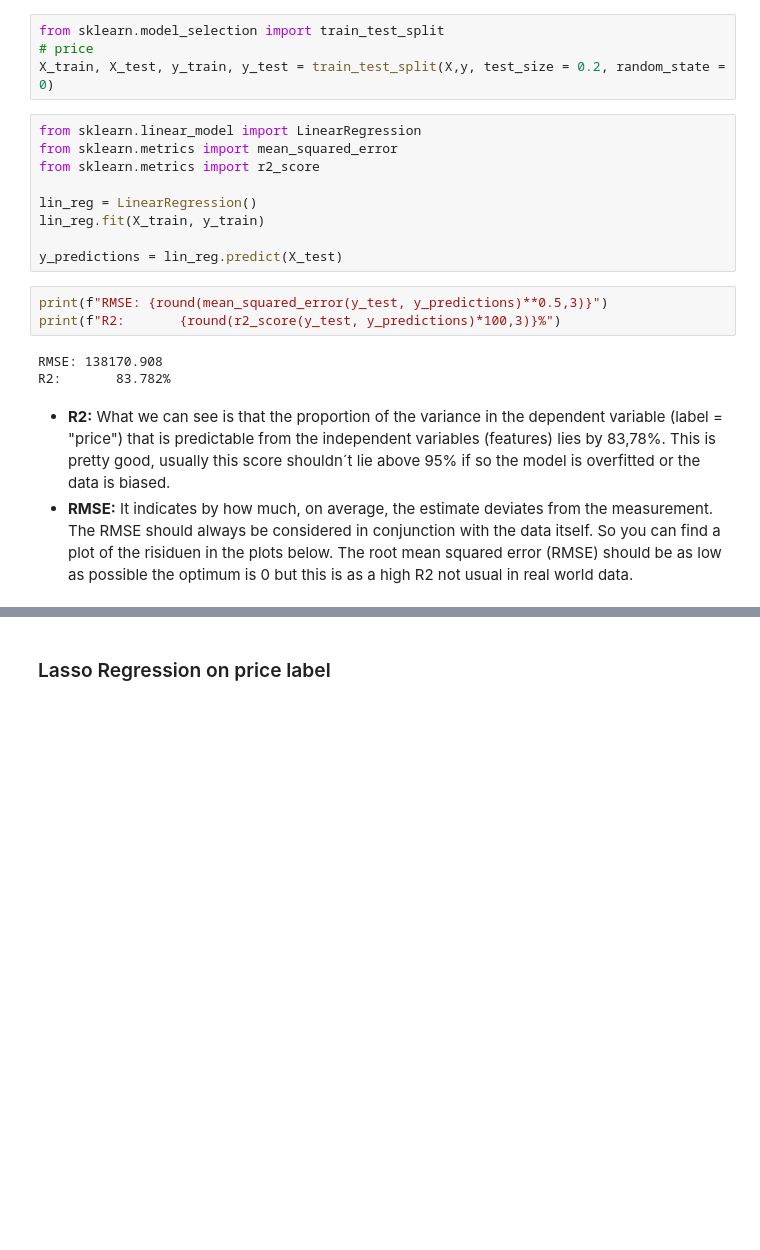
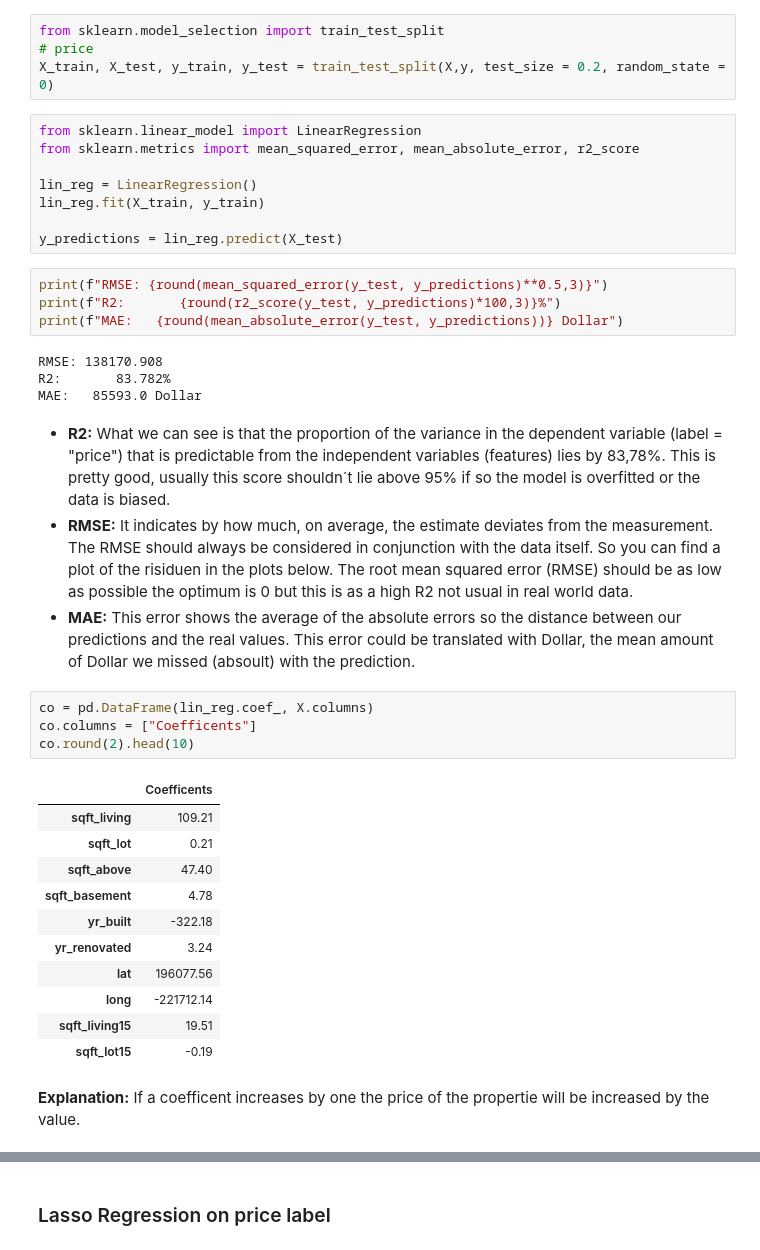
Before and after one commit to sls-mdr/nf1-project-regression, a Jupyter notebook: proj1-regression.ipynb, the cells around one changed output, grey strips where cells are left out. Saved outputs shown, nothing was run; the diff lists cells and outputs as text; blank space fills up the shorter version.

```diff
--- a/proj1-regression.ipynb
+++ b/proj1-regression.ipynb
@@ -218,8 +218,7 @@ from sklearn.model_selection import train_test_split
 X_train, X_test, y_train, y_test = train_test_split(X,y, test_size = 0.2, random_state = 0)
 # %%
 from sklearn.linear_model import LinearRegression
-from sklearn.metrics import mean_squared_error
-from sklearn.metrics import r2_score
+from sklearn.metrics import mean_squared_error, mean_absolute_error, r2_score
 
 lin_reg = LinearRegression()
 lin_reg.fit(X_train, y_train)
@@ -228,12 +227,33 @@ y_predictions = lin_reg.predict(X_test)
 # %%
 print(f"RMSE: {round(mean_squared_error(y_test, y_predictions)**0.5,3)}")
 print(f"R2:       {round(r2_score(y_test, y_predictions)*100,3)}%")
+print(f"MAE:   {round(mean_absolute_error(y_test, y_predictions))} Dollar")
 # %% [output]
 RMSE: 138170.908
 R2:       83.782%
+MAE:   85593.0 Dollar
 # %% [markdown]
 - **R2:** What we can see is that the proportion of the variance in the dependent variable (label = "price") that is predictable from the independent variables (features) lies by 83,78%. This is pretty good, usually this score shouldn´t lie above 95% if so the model is overfitted or the data is biased.
 - **RMSE:** It indicates by how much, on average, the estimate deviates from the measurement. The RMSE should always be considered in conjunction with the data itself. So you can find a plot of the risiduen in the plots below. The root mean squared error (RMSE) should be as low as possible the optimum is 0 but this is as a high R2 not usual in real world data.
+- **MAE:** This error shows the average of the absolute errors so the distance between our predictions and the real values. This error could be translated with Dollar, the mean amount of Dollar we missed (absoult) with the prediction.
+# %%
+co = pd.DataFrame(lin_reg.coef_, X.columns)
+co.columns = ["Coefficents"]
+co.round(2).head(10)
+# %% [output]
+|  | Coefficents |
+| sqft_living | 109.21 |
+| sqft_lot | 0.21 |
+| sqft_above | 47.40 |
+| sqft_basement | 4.78 |
+| yr_built | -322.18 |
+| yr_renovated | 3.24 |
+| lat | 196077.56 |
+| long | -221712.14 |
+| sqft_living15 | 19.51 |
+| sqft_lot15 | -0.19 |
+# %% [markdown]
+**Explanation:** If a coefficent increases by one the price of the propertie will be increased by the value.
 # %%
 from yellowbrick.model_selection import LearningCurve
 
```
Also changed, not shown: parts of 11 cells of this notebook, 14 other files.
